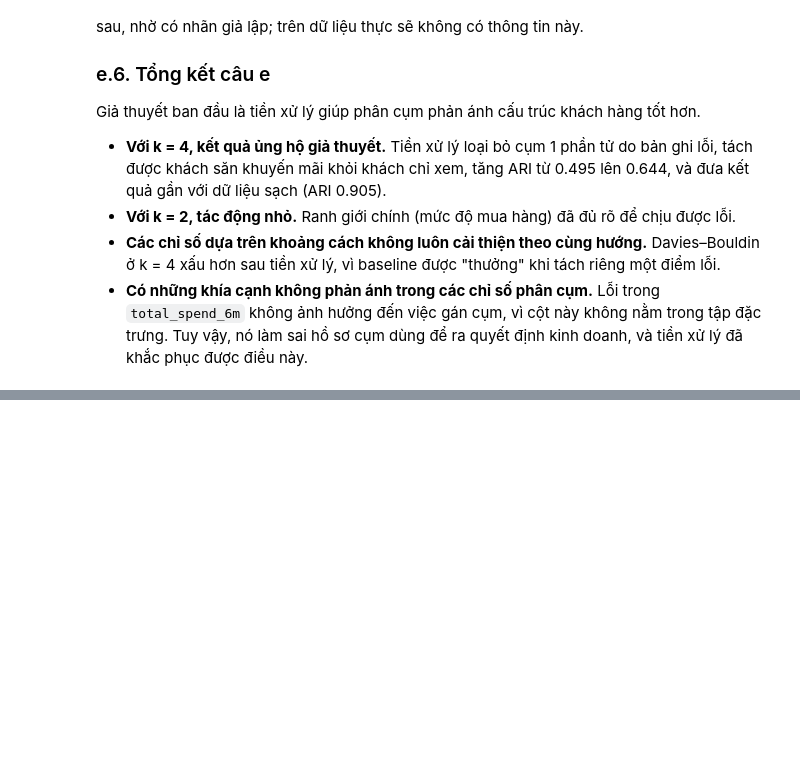
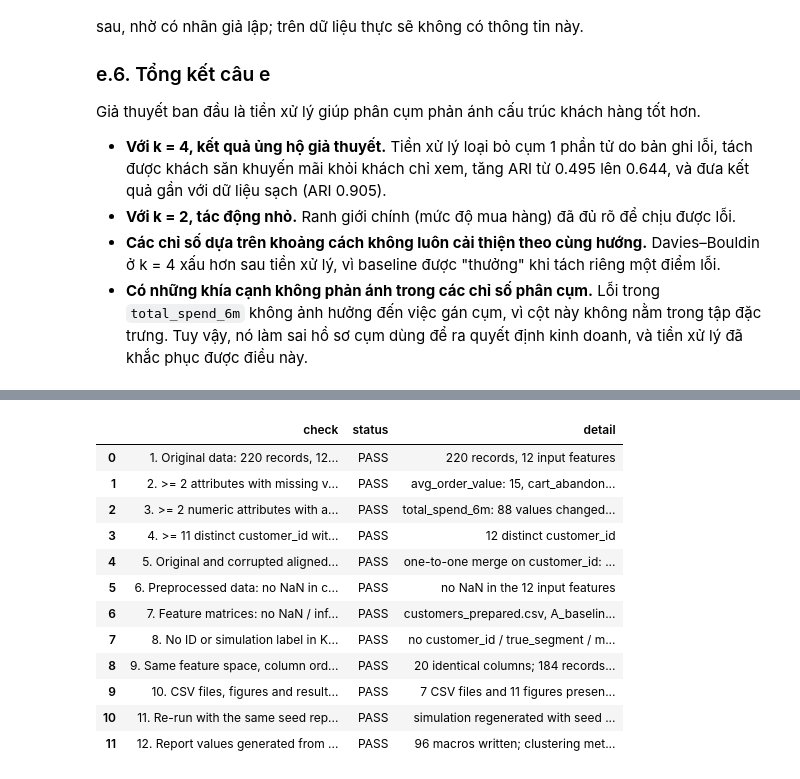
Before and after one commit to Longkyoladn/Datamining-, a Jupyter notebook: customer_segmentation/notebooks/customer_segmentation.ipynb, the cells around one changed output, grey strips where cells are left out. Saved outputs shown, nothing was run; the diff lists cells and outputs as text; code cells hidden in the pictures; blank space fills up the shorter version.

```diff
--- a/customer_segmentation/notebooks/customer_segmentation.ipynb
+++ b/customer_segmentation/notebooks/customer_segmentation.ipynb
@@ -2631,0 +2950,71 @@ Giả thuyết ban đầu là tiền xử lý giúp phân cụm phản ánh cấ
+# %%
+def check_report_values_match_results():
+    # Đọc lại macro đã ghi và đối chiếu với các file kết quả CSV trên đĩa.
+    macros = dict(re.findall(r"\\newcommand\{\\(\w+)\}\{([^}]*)\}",
+                             (REPORT_GENERATED_DIR / "values.tex").read_text(encoding="utf-8")))
+    saved = read_saved("clustering_metrics.csv", RESULT_DIR)
+    for experiment, tag in [("main_unsupervised_k", "Main"), ("supplementary_design_k4", "Kfour")]:
+        for branch, btag in [("A_baseline", "A"), ("B_processed", "B"), ("reference_clean_original", "Clean")]:
+            row = saved[(saved["experiment"] == experiment) & (saved["branch"] == branch)].iloc[0]
+            assert macros[f"Sil{tag}{btag}"] == fmt(row["silhouette"])
+            assert macros[f"Db{tag}{btag}"] == fmt(row["davies_bouldin"])
+            assert macros[f"Ari{tag}{btag}"] == fmt(row["ari_vs_true_segment"])
+            assert macros[f"Sizes{tag}{btag}"] == row["cluster_sizes"]
+    assert int(macros["OutlierIds"]) == read_saved("simulation_metadata.csv", METADATA_DIR)["is_outlier"].sum()
+    assert int(macros["ImputedCells"]) == len(read_saved("preprocessing_changes.csv", RESULT_DIR))
+    assert int(macros["MissAovCount"]) == read_saved("customers_corrupted.csv")["avg_order_value"].isna().sum()
+    return f"{len(macros)} macros written; clustering metrics and key counts match saved CSV files"
+
+
+pipeline_checks = [
+    ("1. Original data: 220 records, 12 input features", check_original_shape),
+    ("2. >= 2 attributes with missing values (corrupted)", check_missing_attributes),
+    ("3. >= 2 numeric attributes with added noise", check_noisy_attributes),
+    ("4. >= 11 distinct customer_id with injected outliers", check_outlier_ids),
+    ("5. Original and corrupted aligned by customer_id", check_id_alignment),
+    ("6. Preprocessed data: no NaN in clustering fields", check_preprocessed_no_nan),
+    ("7. Feature matrices: no NaN / infinity", check_matrices_finite),
+    ("8. No ID or simulation label in K-Means matrices", check_no_id_or_label),
+    ("9. Same feature space, column order and scaling in both branches", check_same_feature_space),
+    ("10. CSV files, figures and result tables saved", check_files_saved),
+    ("11. Re-run with the same seed reproduces data and clusters", check_reproducibility),
+    ("12. Report values generated from and matching experiment results", check_report_values_match_results),
+]
+check_rows = []
+for name, check in pipeline_checks:
+    check_rows.append({"check": name, "status": "PASS", "detail": check()})
+pipeline_check_table = pd.DataFrame(check_rows)
+pipeline_check_table.to_csv(RESULT_DIR / "pipeline_checks.csv", index=False)
+CHECK_LABELS_VI = [
+    "Dữ liệu gốc: 220 bản ghi, 12 thuộc tính đầu vào",
+    "Ít nhất 2 thuộc tính có giá trị thiếu (corrupted)",
+    "Ít nhất 2 thuộc tính số được thêm nhiễu",
+    "Ít nhất 11 customer_id khác nhau được tạo ngoại lai",
+    "Gốc và corrupted đối chiếu được bằng customer_id",
+    "Dữ liệu sau tiền xử lý không còn NaN ở trường phân cụm",
+    "Ma trận đặc trưng không có NaN hoặc vô cực",
+    "Không có cột ID hoặc nhãn giả lập trong ma trận K-Means",
+    "Hai nhánh cùng không gian đặc trưng, thứ tự cột, thang đo",
+    "Các tệp CSV, biểu đồ, bảng kết quả đã được lưu",
+    "Chạy lại với cùng seed cho cùng dữ liệu và cùng cụm",
+    "Số liệu trong báo cáo được sinh từ và khớp với kết quả",
+]
+assert len(CHECK_LABELS_VI) == len(pipeline_check_table)
+write_latex_table(pd.DataFrame({"Kiểm tra": CHECK_LABELS_VI, "Kết quả": pipeline_check_table["status"]}),
+                  REPORT_GENERATED_DIR / "table_pipeline_checks.tex", "lc")
+with pd.option_context("display.max_colwidth", 120):
+    display(pipeline_check_table)
+# %% [output]
+|  | check | status | detail |
+| 0 | 1. Original data: 220 records, 12... | PASS | 220 records, 12 input features |
+| 1 | 2. >= 2 attributes with missing v... | PASS | avg_order_value: 15, cart_abandon... |
+| 2 | 3. >= 2 numeric attributes with a... | PASS | total_spend_6m: 88 values changed... |
+| 3 | 4. >= 11 distinct customer_id wit... | PASS | 12 distinct customer_id |
+| 4 | 5. Original and corrupted aligned... | PASS | one-to-one merge on customer_id: ... |
+| 5 | 6. Preprocessed data: no NaN in c... | PASS | no NaN in the 12 input features |
+| 6 | 7. Feature matrices: no NaN / inf... | PASS | customers_prepared.csv, A_baselin... |
+| 7 | 8. No ID or simulation label in K... | PASS | no customer_id / true_segment / m... |
+| 8 | 9. Same feature space, column ord... | PASS | 20 identical columns; 184 records... |
+| 9 | 10. CSV files, figures and result... | PASS | 7 CSV files and 11 figures presen... |
+| 10 | 11. Re-run with the same seed rep... | PASS | simulation regenerated with seed ... |
+| 11 | 12. Report values generated from ... | PASS | 96 macros written; clustering met... |
```
Also changed, not shown: parts of 8 cells of this notebook, 11 other files.
